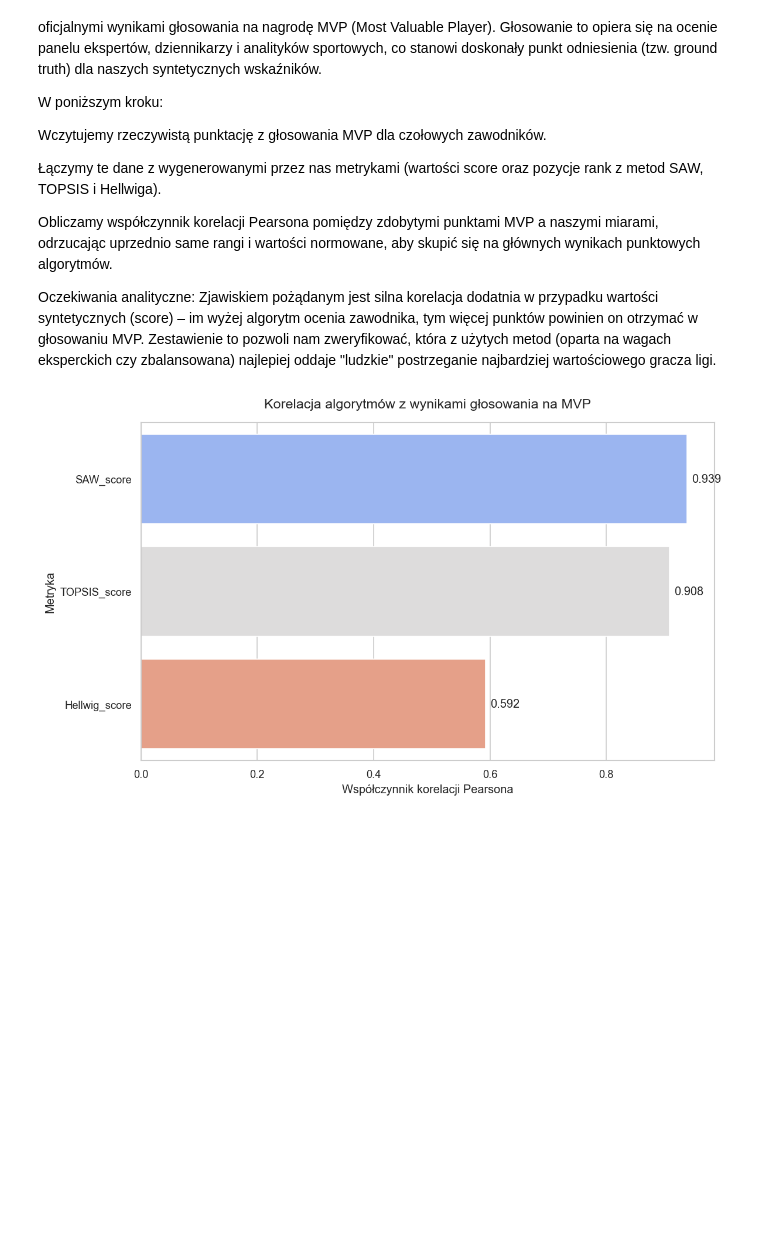
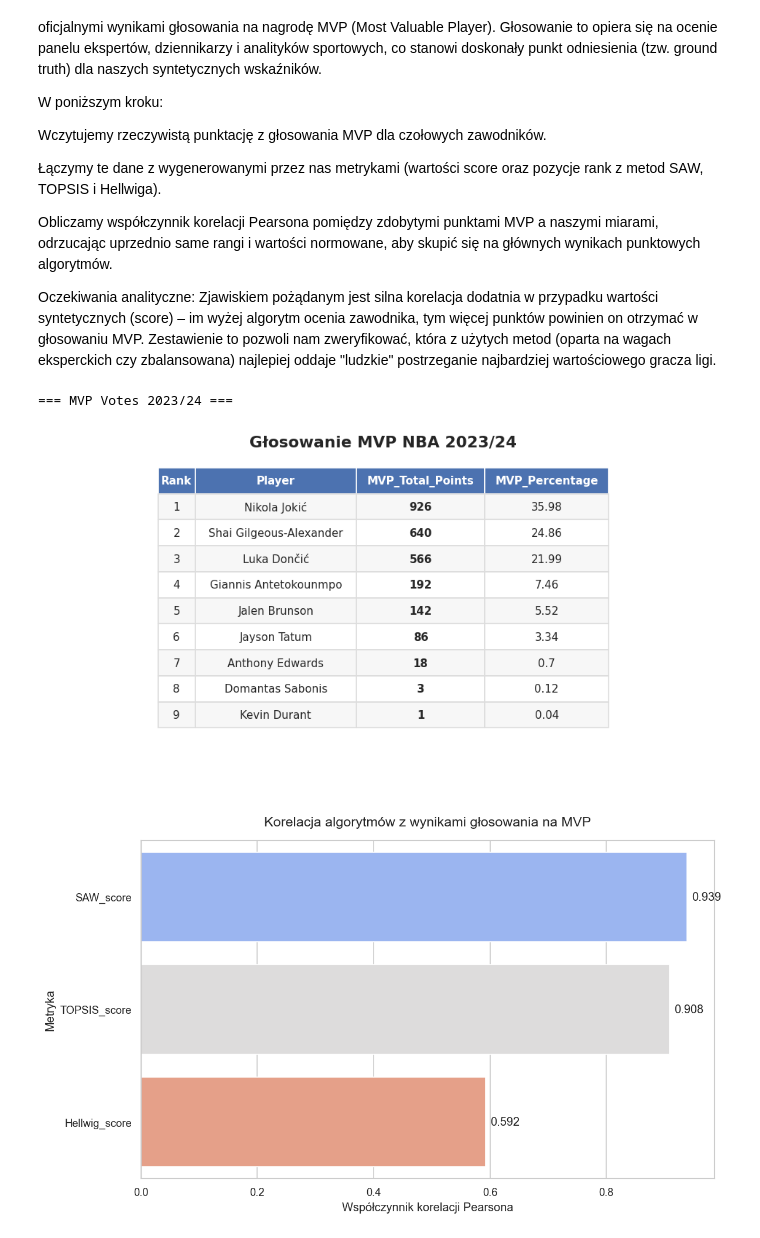
Before and after one commit to fmich7/nba-cluster-analysis, a Jupyter notebook: nba_ranking_analysis.ipynb, the cells around one changed output. Saved outputs shown, nothing was run; the diff lists cells and outputs as text; code cells hidden in the pictures; blank space fills up the shorter version.

Commit message:
chore: remove leftovers, add mvp table ranking

```diff
--- a/nba_ranking_analysis.ipynb
+++ b/nba_ranking_analysis.ipynb
@@ -1079,6 +1080,25 @@ Wczytujemy rzeczywistą punktację z głosowania MVP dla czołowych zawodników.
 Obliczamy współczynnik korelacji Pearsona pomiędzy zdobytymi punktami MVP a naszymi miarami, odrzucając uprzednio same rangi i wartości normowane, aby skupić się na głównych wynikach punktowych algorytmów.
 
 Oczekiwania analityczne: Zjawiskiem pożądanym jest silna korelacja dodatnia w przypadku wartości syntetycznych (score) – im wyżej algorytm ocenia zawodnika, tym więcej punktów powinien on otrzymać w głosowaniu MVP. Zestawienie to pozwoli nam zweryfikować, która z użytych metod (oparta na wagach eksperckich czy zbalansowana) najlepiej oddaje "ludzkie" postrzeganie najbardziej wartościowego gracza ligi.
+# %%
+mvp_data = {
+    "Rank": [1, 2, 3, 4, 5, 6, 7, 8, 9],
+    'Player': [
+        'Nikola Jokić', 'Shai Gilgeous-Alexander', 'Luka Dončić',
+        'Giannis Antetokounmpo', 'Jalen Brunson', 'Jayson Tatum',
+        'Anthony Edwards', 'Domantas Sabonis', 'Kevin Durant'
+    ],
+    'MVP_Total_Points': [926, 640, 566, 192, 142, 86, 18, 3, 1]
+}
+
+print("\n=== MVP Votes 2023/24 ===\n")
+mvp_df = pd.DataFrame(mvp_data)
+mvp_df["MVP_Percentage"] = (mvp_df["MVP_Total_Points"] / mvp_df["MVP_Total_Points"].sum() * 100).round(2)
+render_table(mvp_df, title="Głosowanie MVP NBA 2023/24",
+             filename="tab_mvp_votes", highlight_col=2)
+# %% [output]
+=== MVP Votes 2023/24 ===
+[figure, added]
 # %%
 mvp_data = {
     'Player': [
```
Also changed, not shown: parts of 10 cells of this notebook.
